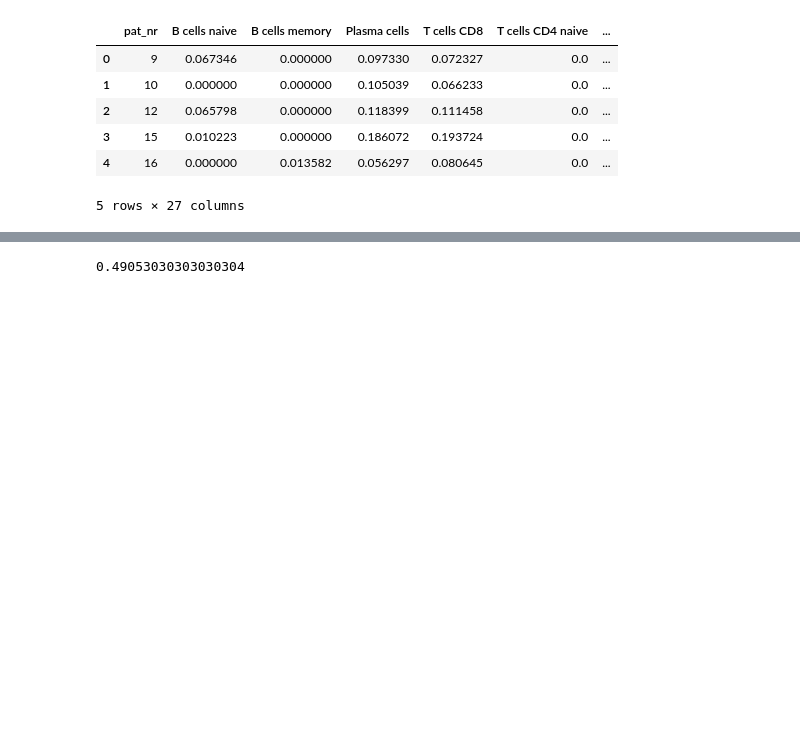
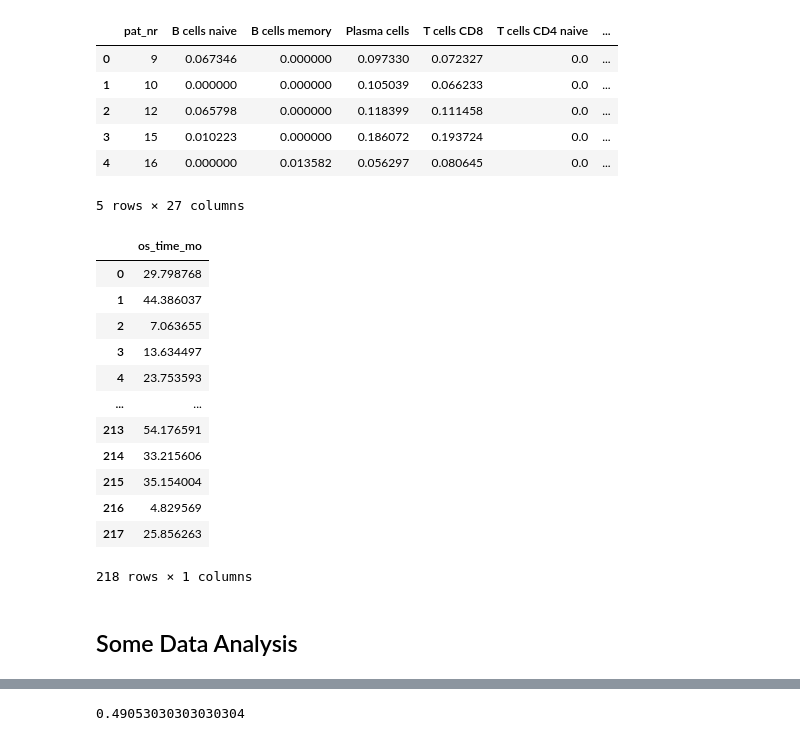
Before and after one commit to HeikeModest/Med_Data_Analysis, a Jupyter notebook: notebooks/supervised_LC_1.ipynb, the cells around one changed output, grey strips where cells are left out. Saved outputs shown, nothing was run; the diff lists cells and outputs as text; code cells hidden in the pictures; blank space fills up the shorter version.

```diff
--- a/notebooks/supervised_LC_1.ipynb
+++ b/notebooks/supervised_LC_1.ipynb
@@ -277,0 +81,19 @@ X_train, X_test, y_train, y_test = train_test_split(X, y,
+# %%
+X_study3=new_df.merge(clinical_df, on="pat_nr")
+X_study3[["os_time_mo"]]
+# %% [output]
+|  | os_time_mo |
+| 0 | 29.798768 |
+| 1 | 44.386037 |
+| 2 | 7.063655 |
+| 3 | 13.634497 |
+| 4 | 23.753593 |
+| ... | ... |
+| 213 | 54.176591 |
+| 214 | 33.215606 |
+| 215 | 35.154004 |
+| 216 | 4.829569 |
+| 217 | 25.856263 |
+218 rows × 1 columns
+# %% [markdown]
+## Some Data Analysis
```
Also changed, not shown: parts of 95 cells of this notebook, 7 other files.
